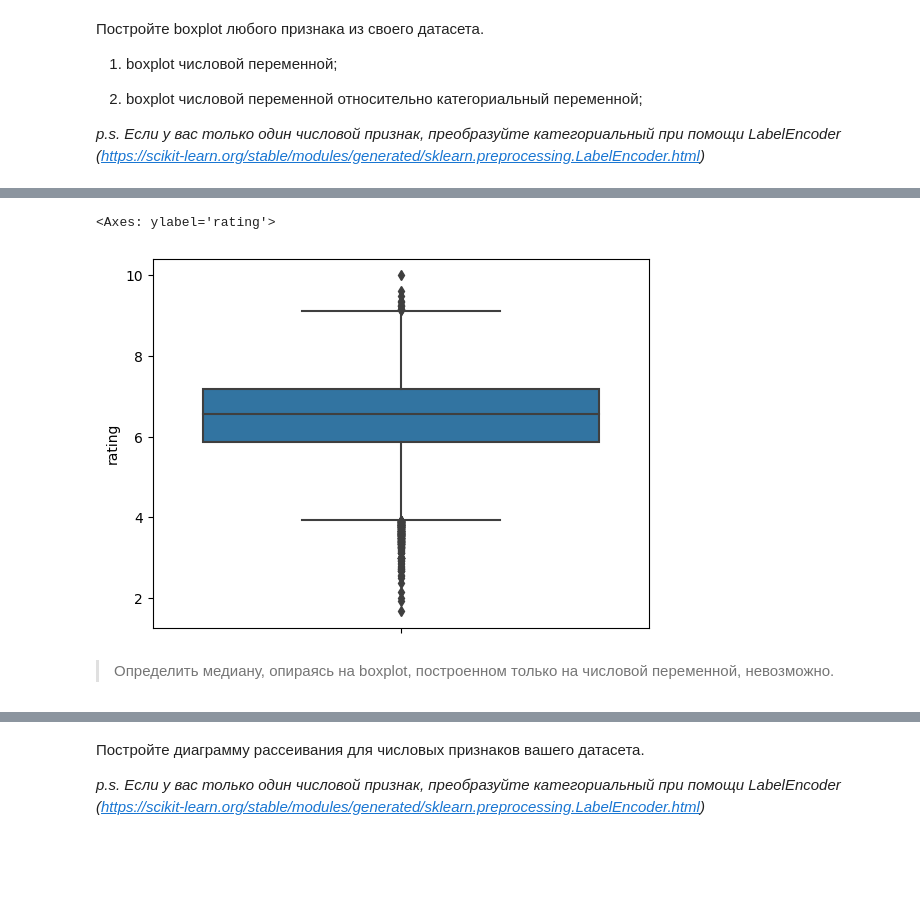
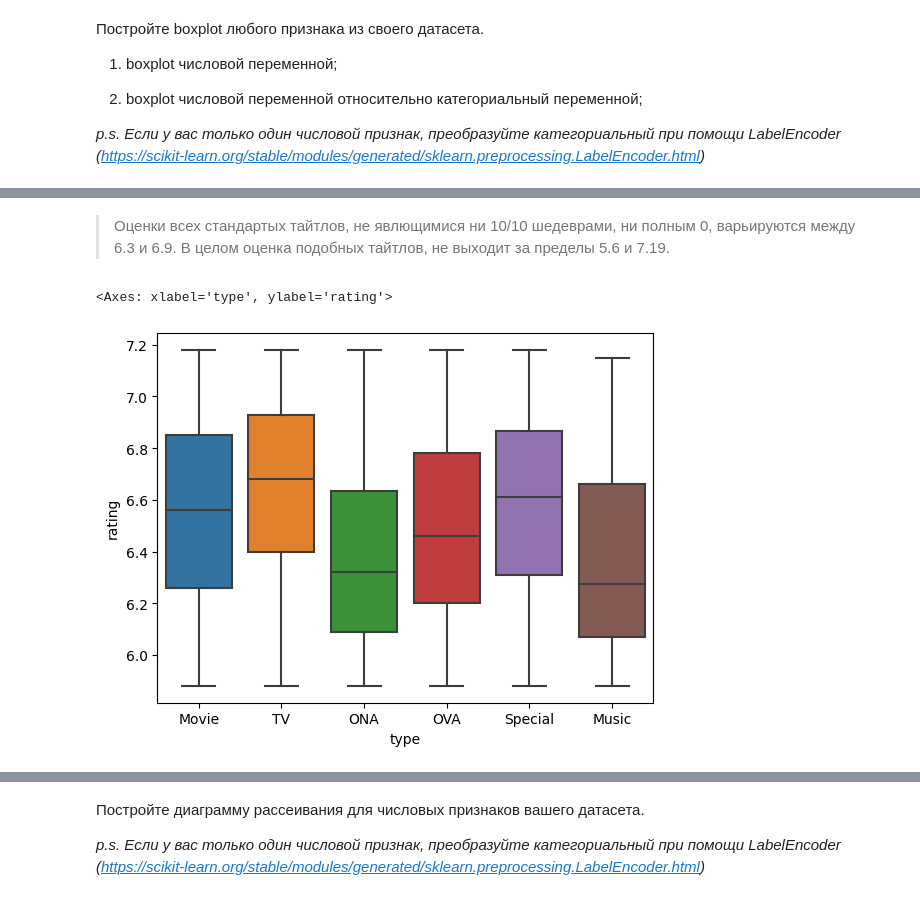
Before and after one commit to TheGodseeker/ML_PR, a Jupyter notebook: Задание_2.ipynb, the cells around one changed output, grey strips where cells are left out. Cells and saved outputs as stored; diff of their text form; code cells hidden in the pictures; blank space fills up the shorter version.

```diff
--- a/Задание_2.ipynb
+++ b/Задание_2.ipynb
@@ -166,3 +225,10 @@ sns.histplot(data = df, x = "rating", hue = "type")
 2) boxplot числовой переменной относительно категориальный переменной;
 
 *p.s. Если у вас только один числовой признак, преобразуйте категориальный при помощи LabelEncoder (https://scikit-learn.org/stable/modules/generated/sklearn.preprocessing.LabelEncoder.html)*
+# %%
+df_bp = df.copy()
+
+#Чистим выбросы
+df_bp = df.drop(burster.burst_by_quart("rating"))
+
+sns.boxplot(data = df_bp, y = "rating")
@@ -169,9 +238,10 @@ sns.histplot(data = df, x = "rating", hue = "type")
+# %% [markdown]
+
+
+> Оценки всех стандартых тайтлов, не явлющимися ни 10/10 шедеврами, ни полным 0, варьируются между 6.3 и 6.9. В целом оценка подобных тайтлов, не выходит за пределы 5.6 и 7.19.
 # %%
-sns.boxplot(data = df, y = "rating")
+
+sns.boxplot(data = df_bp, y = "rating", x="type")
 # %% [output]
-<Axes: ylabel='rating'>
+<Axes: xlabel='type', ylabel='rating'>
-[figure, old version]
+[figure, new version]
-# %% [markdown]
-
-
-> Определить медиану, опираясь на boxplot, построенном только на числовой переменной, невозможно.
```
Also changed, not shown: parts of 15 cells of this notebook.
